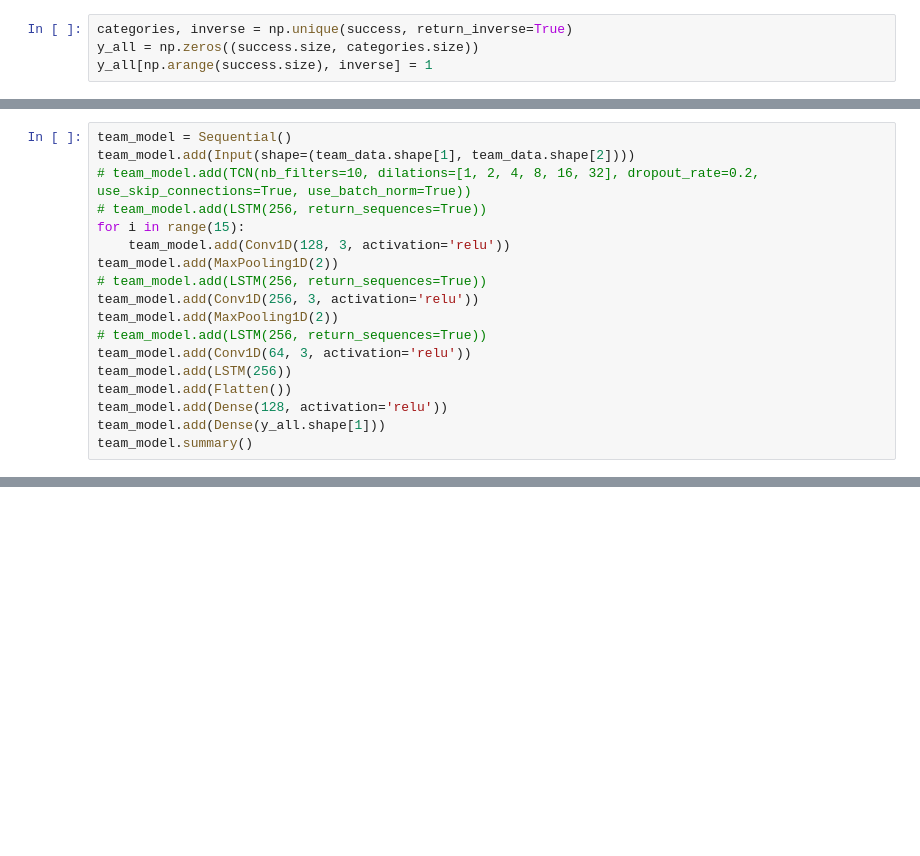
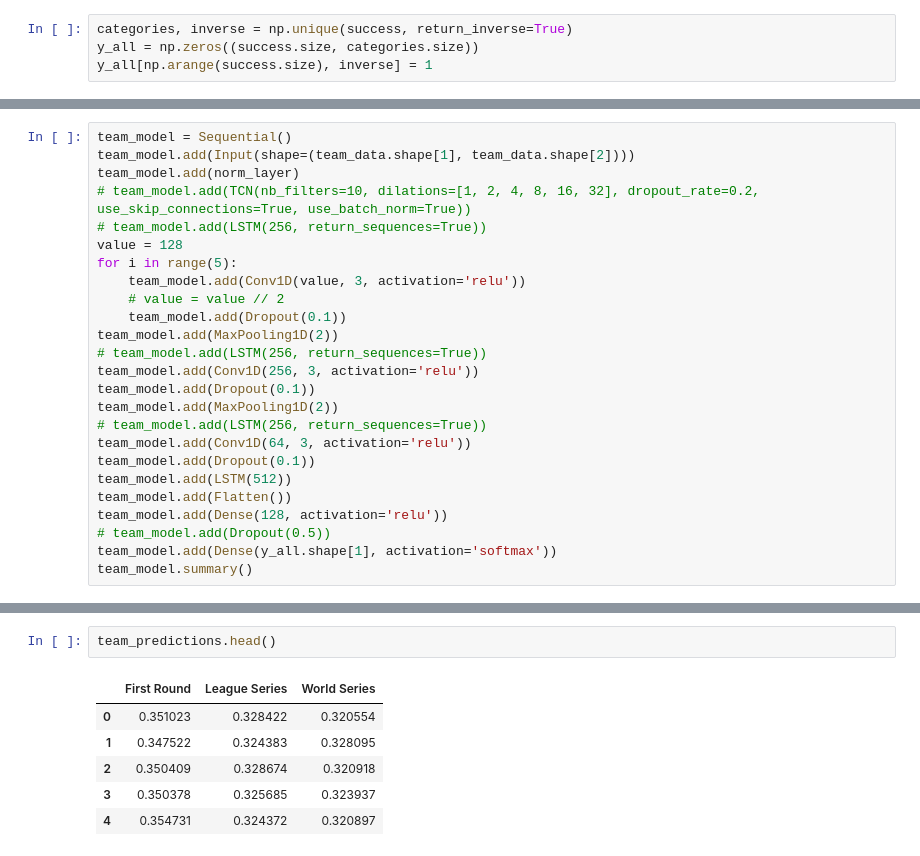
Before and after one commit to brandonskeele/baseball-postseason, a Jupyter notebook: team-model.ipynb, the cells around one changed output, grey strips where cells are left out. Saved outputs shown, nothing was run; the diff lists cells and outputs as text; blank space fills up the shorter version.

```diff
--- a/team-model.ipynb
+++ b/team-model.ipynb
@@ -47,19 +70,26 @@ norm_layer.adapt(X_train)
 # %%
 team_model = Sequential()
 team_model.add(Input(shape=(team_data.shape[1], team_data.shape[2])))
+team_model.add(norm_layer)
 # team_model.add(TCN(nb_filters=10, dilations=[1, 2, 4, 8, 16, 32], dropout_rate=0.2, use_skip_connections=True, use_batch_norm=True))
 # team_model.add(LSTM(256, return_sequences=True))
-for i in range(15):
-    team_model.add(Conv1D(128, 3, activation='relu'))
+value = 128
+for i in range(5):
+    team_model.add(Conv1D(value, 3, activation='relu'))
+    # value = value // 2
+    team_model.add(Dropout(0.1))
 team_model.add(MaxPooling1D(2))
 # team_model.add(LSTM(256, return_sequences=True))
 team_model.add(Conv1D(256, 3, activation='relu'))
+team_model.add(Dropout(0.1))
 team_model.add(MaxPooling1D(2))
 # team_model.add(LSTM(256, return_sequences=True))
 team_model.add(Conv1D(64, 3, activation='relu'))
-team_model.add(LSTM(256))
+team_model.add(Dropout(0.1))
+team_model.add(LSTM(512))
 team_model.add(Flatten())
 team_model.add(Dense(128, activation='relu'))
-team_model.add(Dense(y_all.shape[1]))
+# team_model.add(Dropout(0.5))
+team_model.add(Dense(y_all.shape[1], activation='softmax'))
 team_model.summary()
 # %% [output]
@@ -121,0 +176,9 @@ team_model.evaluate(X_test, y_test)
+# %%
+team_predictions.head()
+# %% [output]
+|  | First Round | League Series | World Series |
+| 0 | 0.351023 | 0.328422 | 0.320554 |
+| 1 | 0.347522 | 0.324383 | 0.328095 |
+| 2 | 0.350409 | 0.328674 | 0.320918 |
+| 3 | 0.350378 | 0.325685 | 0.323937 |
+| 4 | 0.354731 | 0.324372 | 0.320897 |
```
Also changed, not shown: parts of 20 cells of this notebook, 7 other files.
